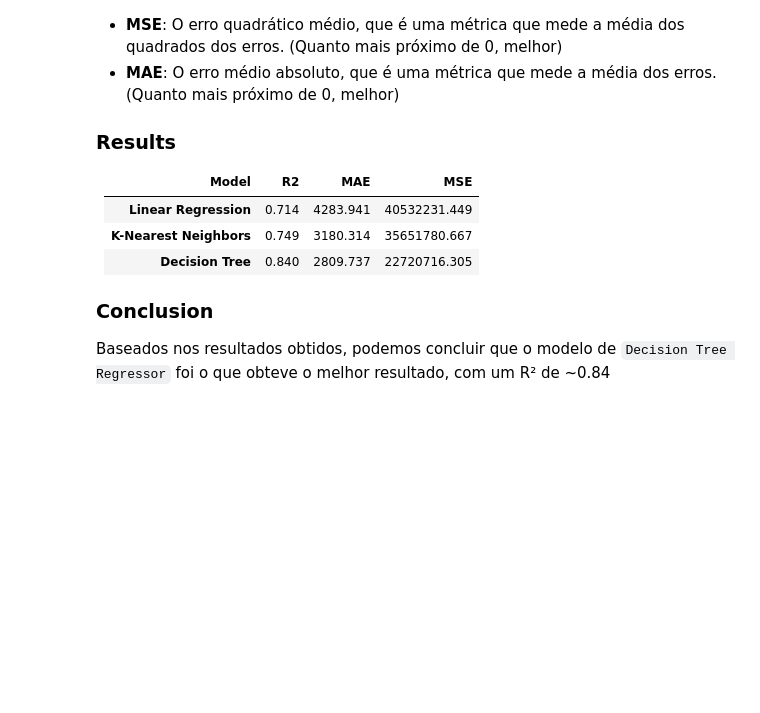
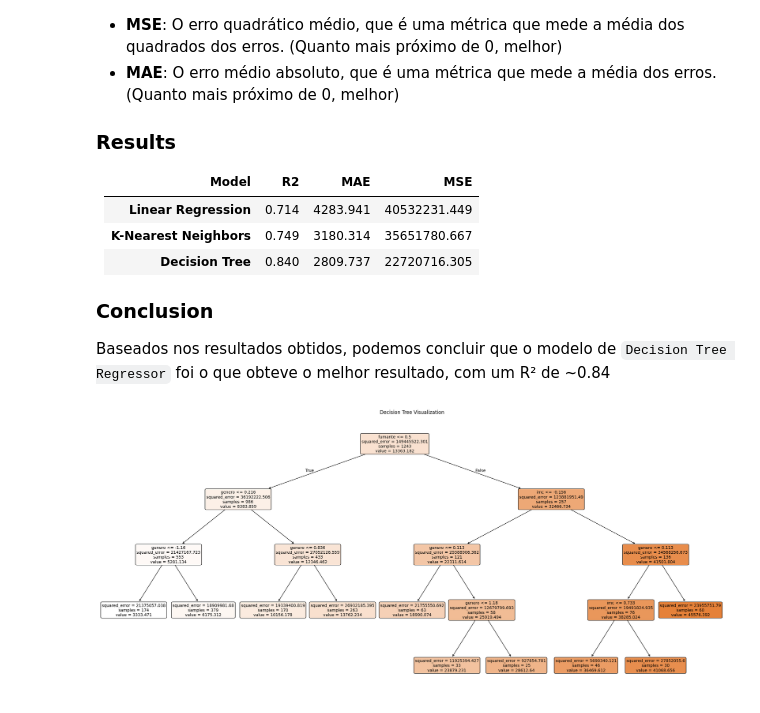
Before and after one commit to carlos-rian/fiap-pos-tech, a Jupyter notebook: tech-challenge.ipynb, the cells around one changed output. Cells and saved outputs as stored; diff of their text form; code cells hidden in the pictures; blank space fills up the shorter version.

```diff
--- a/tech-challenge.ipynb
+++ b/tech-challenge.ipynb
@@ -325,3 +318,20 @@ Onde cada um desses valores representa:
 ### Conclusion
 
 Baseados nos resultados obtidos, podemos concluir que o modelo de `Decision Tree Regressor` foi o que obteve o melhor resultado, com um R² de ~0.84
+# %%
+
+# Create a separate figure for the Decision Tree structure
+plt.figure(figsize=(22, 10))
+plt.subplot(1, 1, 1)
+plot_tree(best_decision_tree_model.named_steps['model'],
+          feature_names=X_train.columns,
+          filled=True,
+          rounded=True,
+          fontsize=10)
+plt.title('Decision Tree Visualization')
+plt.xticks(rotation=90)
+
+plt.tight_layout()
+plt.show()
+# %% [output]
+[figure, added]
```
Also changed, not shown: parts of 7 cells of this notebook.
